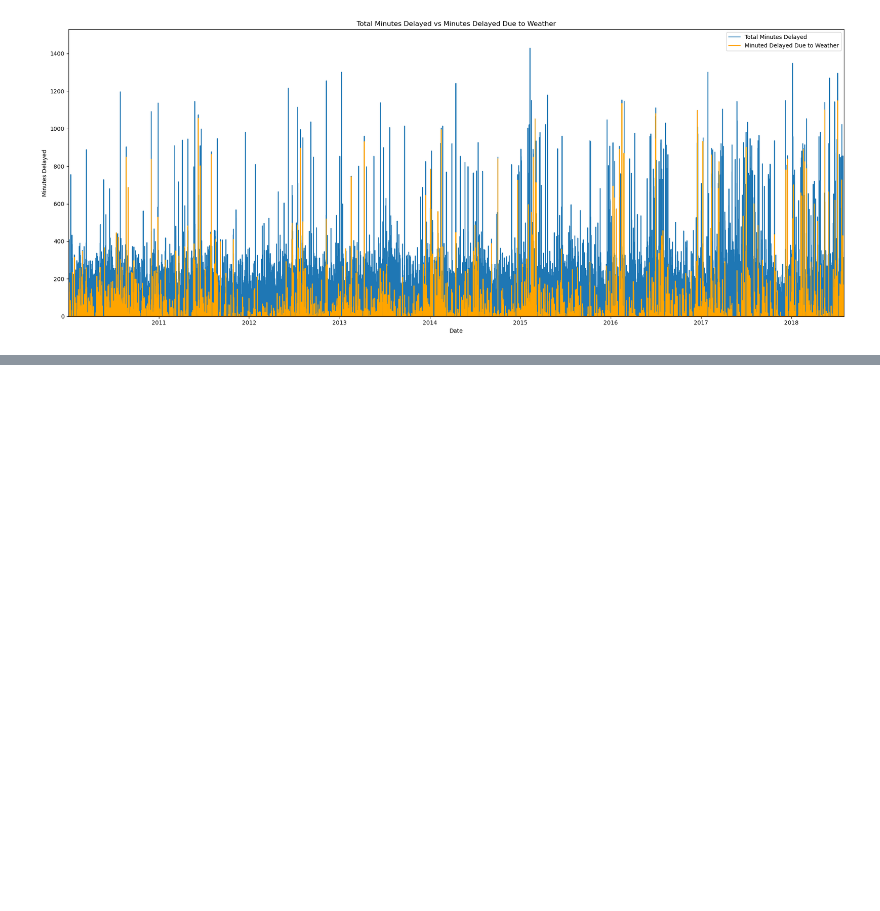
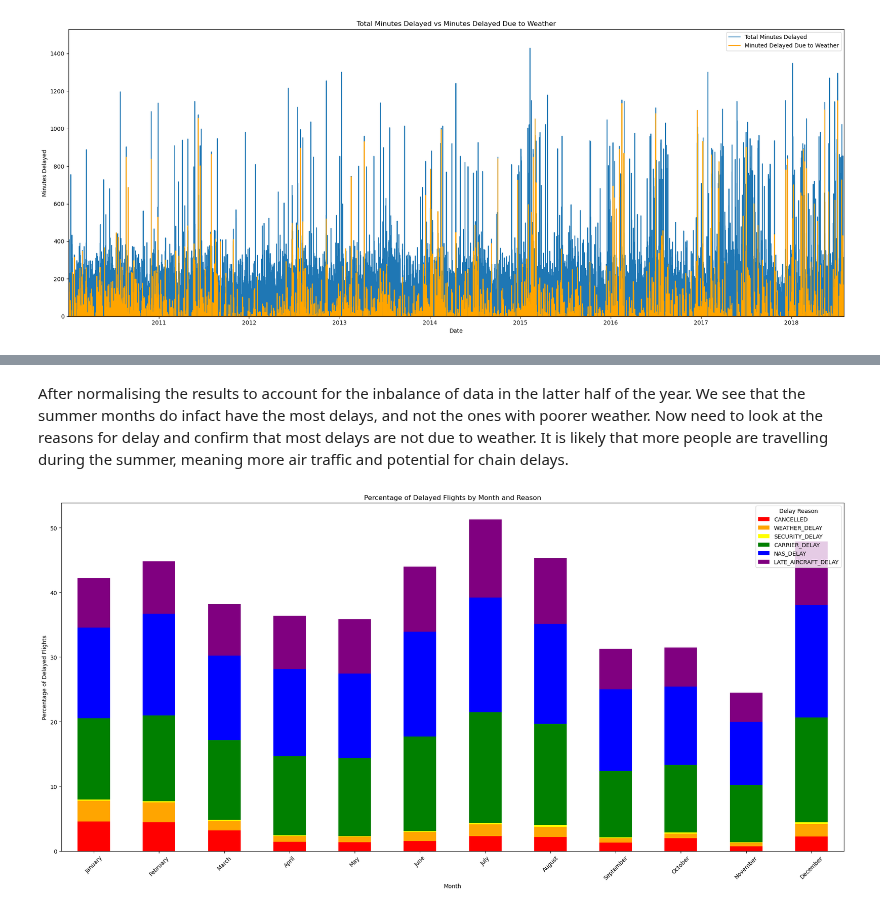
Before and after one commit to craigmiller24/MLP_Project, a Jupyter notebook: Preprocessing.ipynb, the cells around one changed output, grey strips where cells are left out. Saved outputs shown, nothing was run; the diff lists cells and outputs as text; code cells hidden in the pictures; blank space fills up the shorter version.

```diff
--- a/Preprocessing.ipynb
+++ b/Preprocessing.ipynb
@@ -228,0 +321,29 @@ KeyboardInterrupt:
+# %% [markdown]
+After normalising the results to account for the inbalance of data in the latter half of the year. We see that the summer months do infact have the most delays, and not the ones with poorer weather. Now need to look at the reasons for delay and confirm that most delays are not due to weather. It is likely that more people are travelling during the summer, meaning more air traffic and potential for chain delays.
+# %%
+# Define the delay reasons
+delay_reasons = ['CANCELLED','WEATHER_DELAY', 'SECURITY_DELAY','CARRIER_DELAY', 'NAS_DELAY', 'LATE_AIRCRAFT_DELAY']
+
+# Initialize a DataFrame to hold the percentage of each type of delay by month
+percentage_delays_per_reason = pd.DataFrame(index=monthly_flights.index)
+
+# Calculate the percentage of each type of delay for each month
+for reason in delay_reasons:
+    if reason == 'CANCELLED':
+        delayed_flights_per_reason = merged_df[merged_df[reason] == 1].groupby('MONTH').size()
+    else:
+        delayed_flights_per_reason = merged_df[merged_df[reason] > 0].groupby('MONTH').size()
+    percentage_delays_per_reason[reason] = (delayed_flights_per_reason / monthly_flights) * 100
+# %%
+# Plot the stacked bar chart
+percentage_delays_per_reason.plot(kind='bar', stacked=True, figsize=(20, 10), color=['red', 'orange', 'yellow', 'green', 'blue', 'purple'])
+
+plt.title('Percentage of Delayed Flights by Month and Reason')
+plt.xlabel('Month')
+plt.ylabel('Percentage of Delayed Flights')
+plt.legend(title='Delay Reason')
+plt.xticks(ticks=range(0, 12), labels=[months[i] for i in range(0, 12)], rotation=45)
+plt.tight_layout()
+plt.show()
+# %% [output]
+[figure, added]
```
Also changed, not shown: parts of 18 cells of this notebook, 2 other files.
